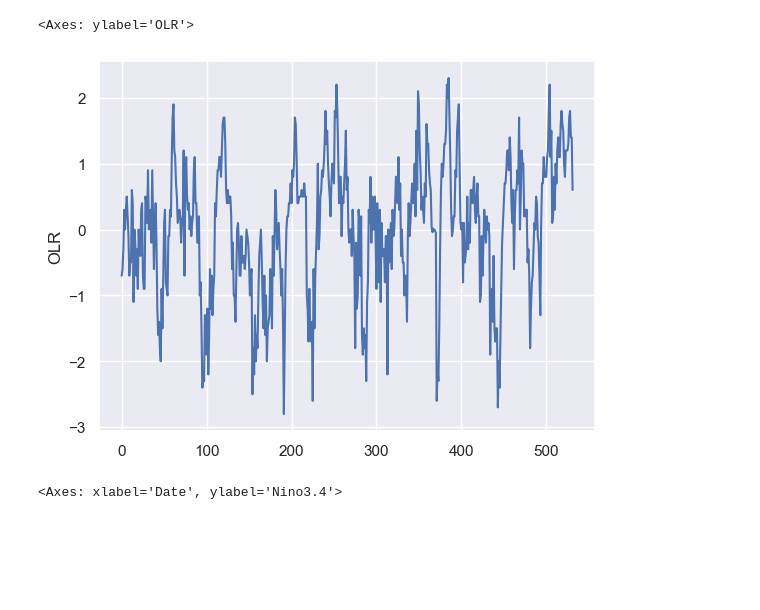
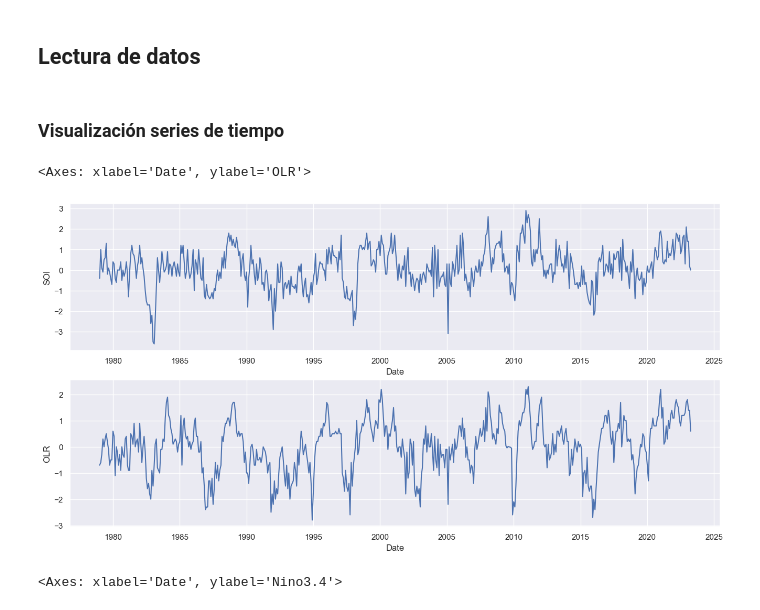
Before and after one commit to fedemedina72/RetoEquipo1, a Jupyter notebook: TimeSeries.ipynb, the cells around one changed output. Saved outputs shown, nothing was run; the diff lists cells and outputs as text; code cells hidden in the pictures; blank space fills up the shorter version.

Commit message:
Liempieza código 'TimeSeries'

```diff
--- a/TimeSeries.ipynb
+++ b/TimeSeries.ipynb
@@ -30,14 +24,26 @@ sns.lineplot(SOI)
-# %%
-OLR = pd.Series(df2["OLR"])
-sns.lineplot(OLR)
-# %% [output]
-<Axes: ylabel='OLR'>
-[figure, removed]
+# %% [markdown]
+## Lectura de datos
 # %%
+df1 = pd.read_csv("[Datos]\SOI.csv")
+df2 = pd.read_csv("[Datos]\SOI_OLR.csv")
+df3 = pd.read_csv("[Datos]\Full.csv")
+
+df1["Date"] = pd.to_datetime(df1["Date"])
+df2["Date"] = pd.to_datetime(df2["Date"])
 df3["Date"] = pd.to_datetime(df3["Date"])
 df3["month"] = df3['Date'].map(lambda x: x.month)
 df3["year"] = df3['Date'].map(lambda x: x.year)
 df3['month'] = df3['month'].apply(lambda x: calendar.month_abbr[x])
+# %% [markdown]
+### Visualización series de tiempo
+# %%
+fig, ax = plt.subplots(2, figsize = (16,8))
+
+sns.lineplot(data = df2, x = "Date", y = "SOI", ax = ax[0])
+sns.lineplot(data = df2, x = "Date", y = "OLR", ax = ax[1])
+# %% [output]
+<Axes: xlabel='Date', ylabel='OLR'>
+[figure, added]
 # %%
 fig, ax = plt.subplots(2,2, figsize = (16,10))
 
```
Also changed, not shown: parts of 27 cells of this notebook.
